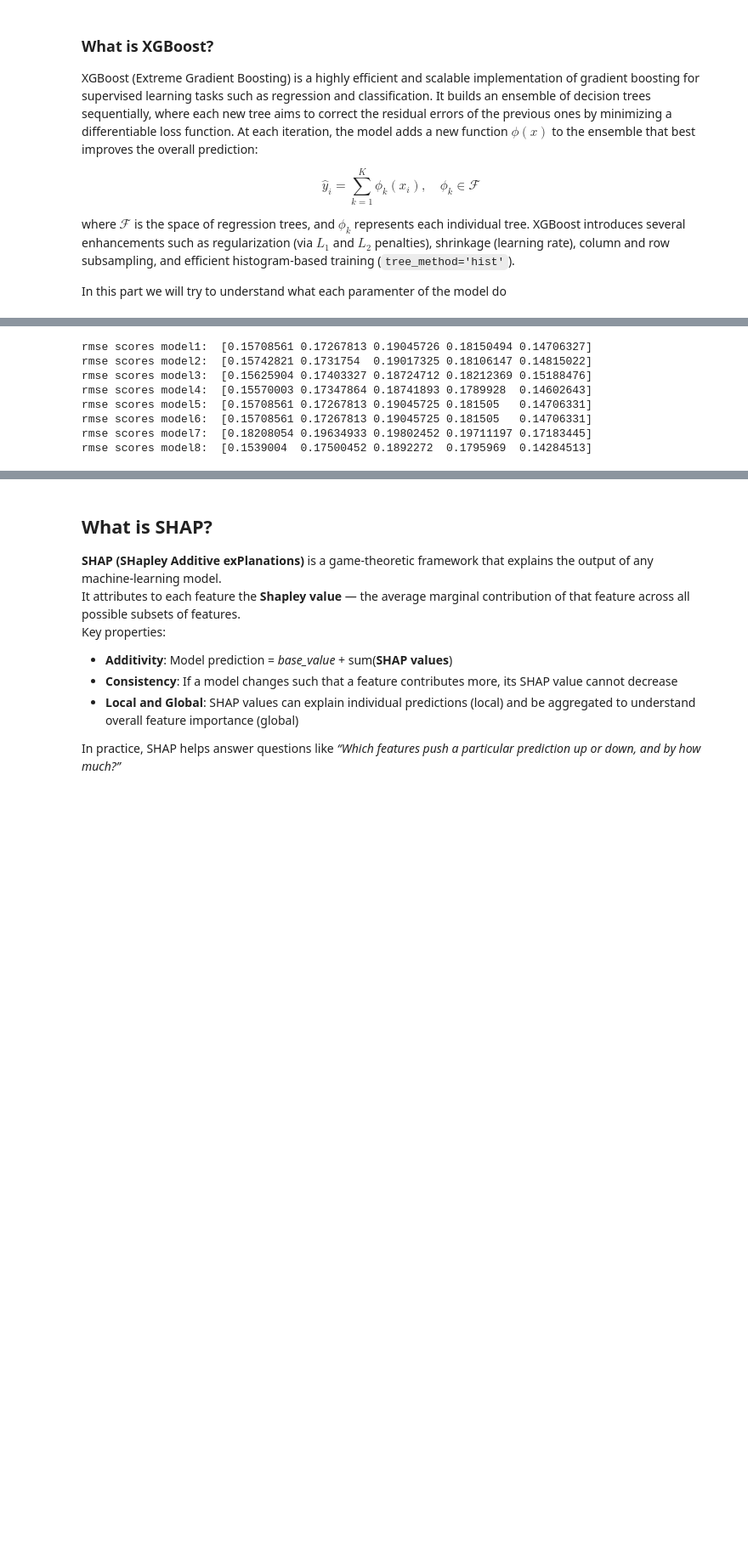
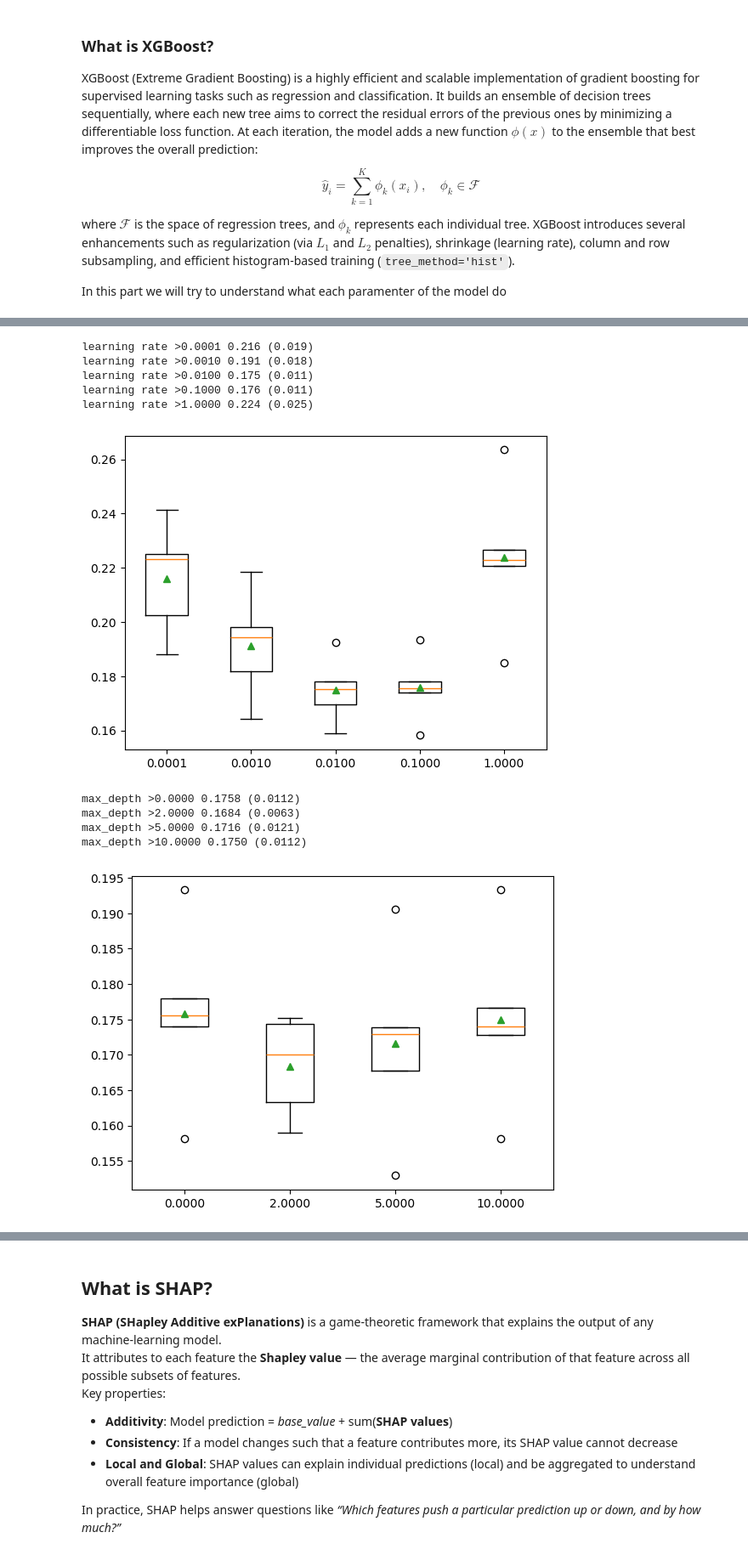
Before and after one commit to AICINEFOICSEV/esercizio, a Jupyter notebook: Lesson_5_Shap_xgboost_ISS.ipynb, the cells around one changed output, grey strips where cells are left out. Shown at 85% size. Saved outputs shown, nothing was run; the diff lists cells and outputs as text; code cells hidden in the pictures; blank space fills up the shorter version.

```diff
--- a/Lesson_5_Shap_xgboost_ISS.ipynb
+++ b/Lesson_5_Shap_xgboost_ISS.ipynb
@@ -431,48 +209,3 @@ XGBRegressor(base_score=np.float64(0.44341404358353503), booster='gbtree',
              max_leaves=None, min_child_weight=1, missing=nan,
              monotone_constraints=None, multi_strategy=None, n_estimators=500,
              n_jobs=4, num_parallel_tree=None, ...)
-# %%
-from sklearn.model_selection import KFold
-
-kf = KFold(n_splits=5, random_state=42, shuffle=True)
-
-kf_scores1 = cross_val_score(model1, X_train, y_train, cv=kf, scoring = 'neg_mean_squared_error')
-rmse_scores1 = (-kf_scores1) ** 0.5
-print("rmse scores model1: ", rmse_scores1)
-
-kf_scores2 = cross_val_score(model2, X_train, y_train, cv=kf, scoring = 'neg_mean_squared_error')
-rmse_scores2 = (-kf_scores2) ** 0.5
-print("rmse scores model2: ", rmse_scores2)
-
-kf_scores3 = cross_val_score(model3, X_train, y_train, cv=kf, scoring = 'neg_mean_squared_error')
-rmse_scores3 = (-kf_scores3) ** 0.5
-print("rmse scores model3: ", rmse_scores3)
-
-kf_scores4 = cross_val_score(model4, X_train, y_train, cv=kf, scoring = 'neg_mean_squared_error')
-rmse_scores4 = (-kf_scores4) ** 0.5
-print("rmse scores model4: ", rmse_scores4)
-
-kf_scores5 = cross_val_score(model5, X_train, y_train, cv=kf, scoring = 'neg_mean_squared_error')
-rmse_scores5 = (-kf_scores5) ** 0.5
-print("rmse scores model5: ", rmse_scores5)
-
-kf_scores6 = cross_val_score(model6, X_train, y_train, cv=kf, scoring = 'neg_mean_squared_error')
-rmse_scores6 = (-kf_scores6) ** 0.5
-print("rmse scores model6: ", rmse_scores6)
-
-kf_scores7 = cross_val_score(model7, X_train, y_train, cv=kf, scoring = 'neg_mean_squared_error')
-rmse_scores7 = (-kf_scores7) ** 0.5
-print("rmse scores model7: ", rmse_scores7)
-
-kf_scores8 = cross_val_score(model8, X_train, y_train, cv=kf, scoring = 'neg_mean_squared_error')
-rmse_scores8 = (-kf_scores8) ** 0.5
-print("rmse scores model8: ", rmse_scores8)
-# %% [output]
-rmse scores model1:  [0.15708561 0.17267813 0.19045726 0.18150494 0.14706327]
-rmse scores model2:  [0.15742821 0.1731754  0.19017325 0.18106147 0.14815022]
-rmse scores model3:  [0.15625904 0.17403327 0.18724712 0.18212369 0.15188476]
-rmse scores model4:  [0.15570003 0.17347864 0.18741893 0.1789928  0.14602643]
-rmse scores model5:  [0.15708561 0.17267813 0.19045725 0.181505   0.14706331]
-rmse scores model6:  [0.15708561 0.17267813 0.19045725 0.181505   0.14706331]
-rmse scores model7:  [0.18208054 0.19634933 0.19802452 0.19711197 0.17183445]
-rmse scores model8:  [0.1539004  0.17500452 0.1892272  0.1795969  0.14284513]
@@ -478,0 +255,34 @@ rmse scores model8:  [0.1539004  0.17500452 0.1892272  0.1795969  0.14284513]
+# %%
+models = learning_rate_models()
+# evaluate the models and store results
+results, names = list(), list()
+for name, model in models.items():
+	scores = evaluate_model(model)
+	results.append(scores)
+	names.append(name)
+	print("learning rate", '>%s %.3f (%.3f)' % (name, np.mean(scores), np.std(scores)))
+pyplot.boxplot(results, labels=names, showmeans=True)
+pyplot.show()
+
+models = max_depth_models()
+# evaluate the models and store results
+results, names = list(), list()
+for name, model in models.items():
+	scores = evaluate_model(model)
+	results.append(scores)
+	names.append(name)
+	print("max_depth", '>%s %.4f (%.4f)' % (name, np.mean(scores), np.std(scores)))
+pyplot.boxplot(results, labels=names, showmeans=True)
+pyplot.show()
+# %% [output]
+learning rate >0.0001 0.216 (0.019)
+learning rate >0.0010 0.191 (0.018)
+learning rate >0.0100 0.175 (0.011)
+learning rate >0.1000 0.176 (0.011)
+learning rate >1.0000 0.224 (0.025)
+[figure, added]
+max_depth >0.0000 0.1758 (0.0112)
+max_depth >2.0000 0.1684 (0.0063)
+max_depth >5.0000 0.1716 (0.0121)
+max_depth >10.0000 0.1750 (0.0112)
+[figure, added]
```
Also changed, not shown: parts of 11 cells of this notebook.
